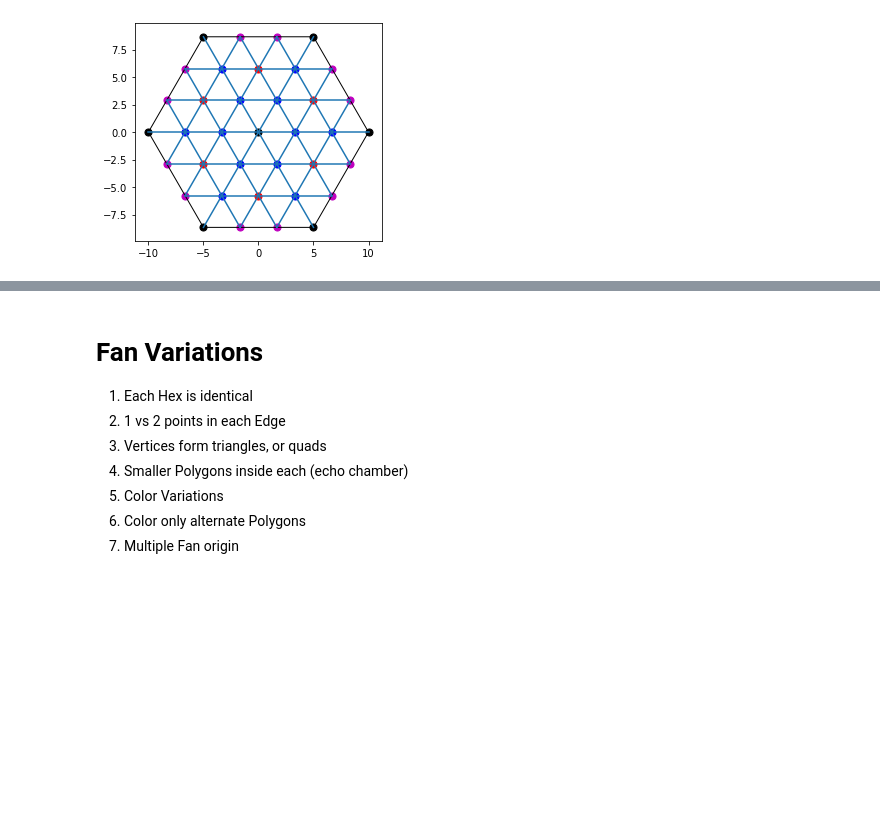
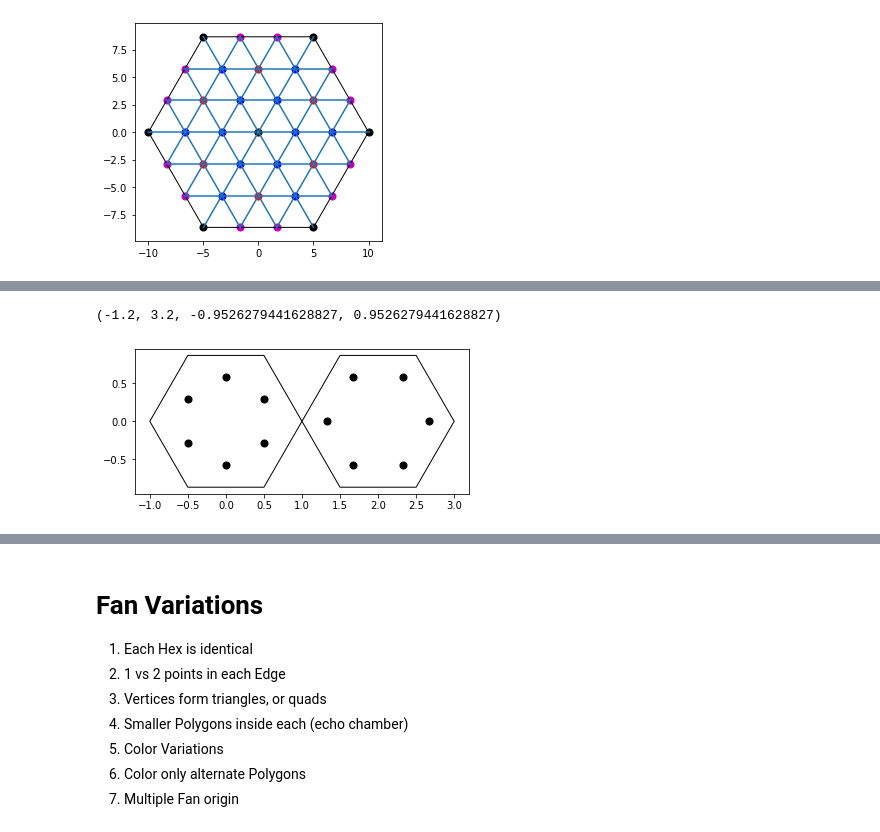
Before and after one commit to Ram-N/hexagons, a Jupyter notebook: 20B_Example_Lattice-3.ipynb, the cells around one changed output, grey strips where cells are left out. Drawn from its saved outputs; the diff is of its cells as text; code cells hidden in the pictures; blank space fills up the shorter version.

Commit message:
working on Lattice and Symmetry

```diff
--- a/20B_Example_Lattice-3.ipynb
+++ b/20B_Example_Lattice-3.ipynb
@@ -178,0 +140,15 @@ plt.axis('scaled');
+# %%
+size = 1
+h0 = Hex(0,0,size)
+h1 = Hex(2,0,size)
+lat0 = h0.get_lattice_points()
+lat1 = h1.get_lattice_points()
+
+h0.render(fc='none', color='k')
+h0.plot_points(lat0['atp2'])
+h1.render(fc='none', color='k')
+h1.plot_points(lat1['stp2'])
+plt.axis('scaled')
+# %% [output]
+(-1.2, 3.2, -0.9526279441628827, 0.9526279441628827)
+[figure, added]
```
Also changed, not shown: parts of 16 cells of this notebook, 24 other files.
